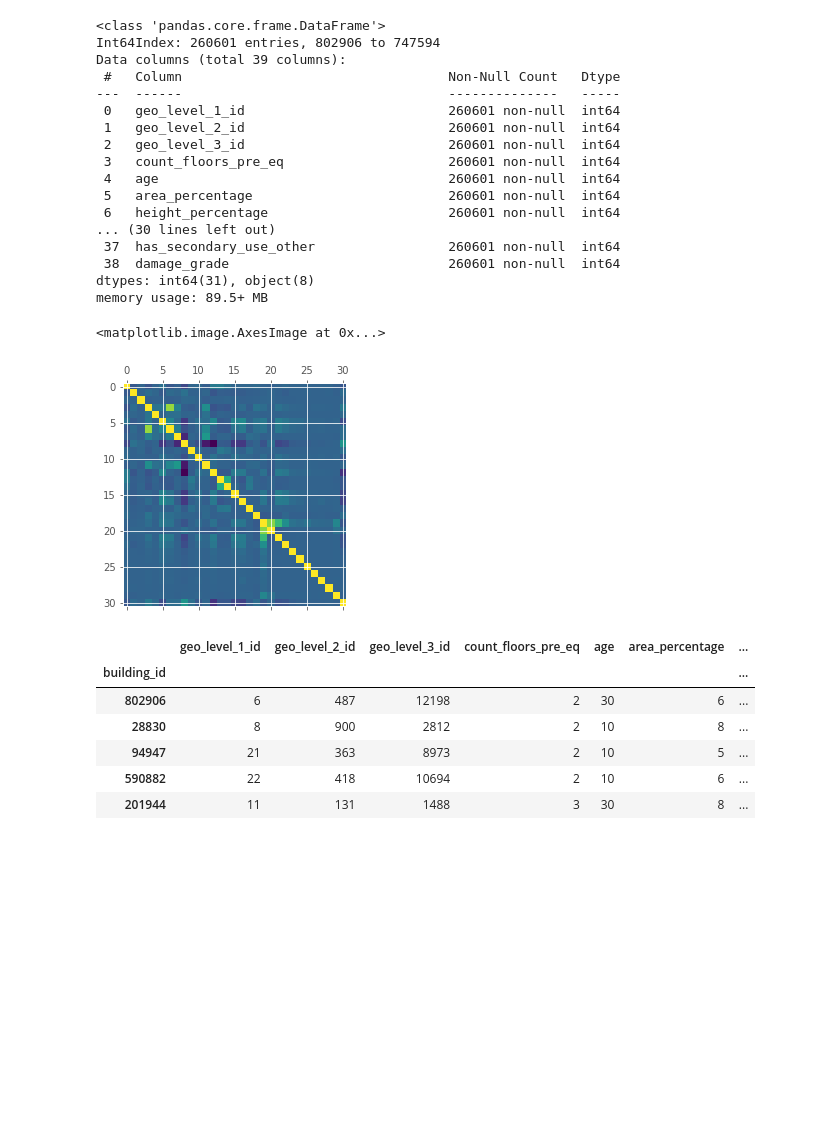
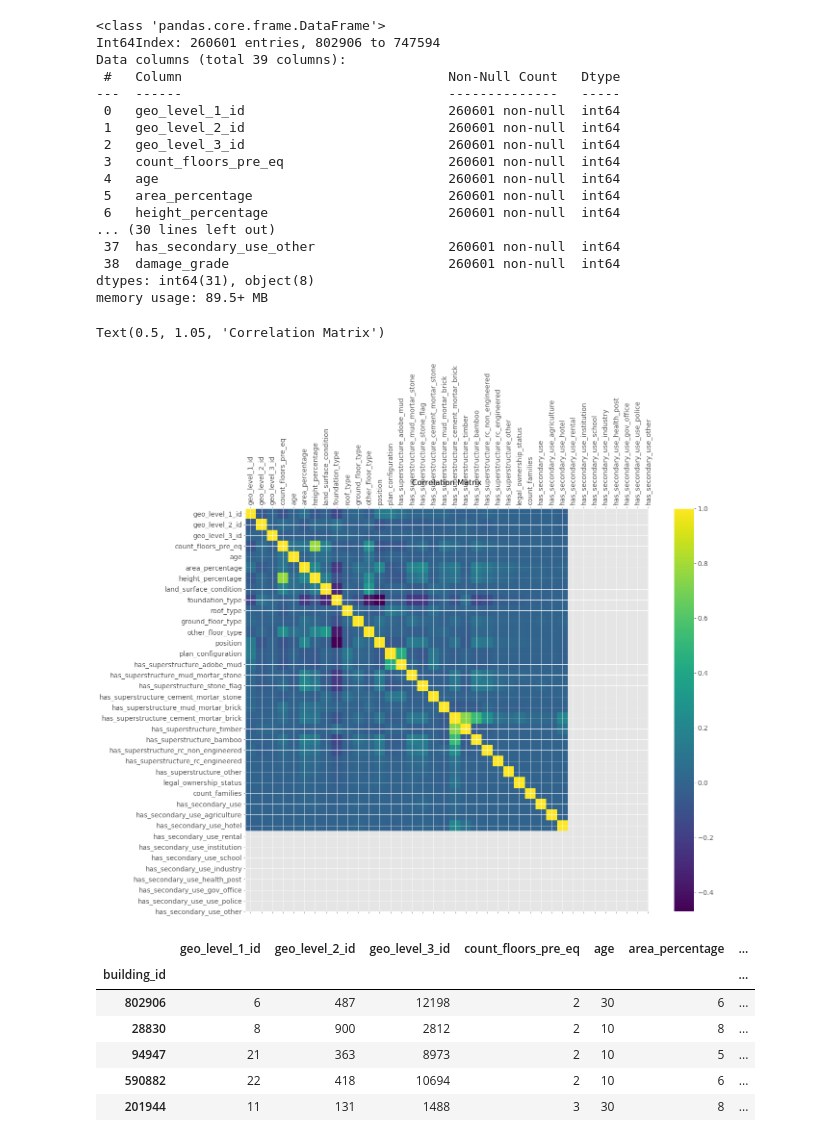
Before and after one commit to rumbelievable/earthquake_predictor, a Jupyter notebook: notebooks/eda.ipynb, the cells around one changed output. Cells and saved outputs as stored; diff of their text form; code cells hidden in the pictures; blank space fills up the shorter version.

```diff
--- a/notebooks/eda.ipynb
+++ b/notebooks/eda.ipynb
@@ -347,10 +351,16 @@ Data columns (total 39 columns):
  38  damage_grade                            260601 non-null  int64
 dtypes: int64(31), object(8)
 memory usage: 89.5+ MB
-# %%
-
-plt.matshow(df_combined.corr())
-# %% [output]
-<matplotlib.image.AxesImage at 0x...>
-[figure, removed]
+# %%
+df_cols = df_combined.drop('damage_grade', axis=1)
+f = plt.figure(figsize=(19, 15))
+plt.matshow(df_cols.corr(), fignum=f.number)
+plt.xticks(range(df_cols.shape[1]), df_cols.columns, fontsize=14, rotation=90)
+plt.yticks(range(df_cols.shape[1]), df_cols.columns, fontsize=14)
+cb = plt.colorbar()
+cb.ax.tick_params(labelsize=14)
+plt.title('Correlation Matrix', fontsize=16)
+# %% [output]
+Text(0.5, 1.05, 'Correlation Matrix')
+[figure, added]
 # %%
```
Also changed, not shown: parts of 28 cells of this notebook, 1 other file.
